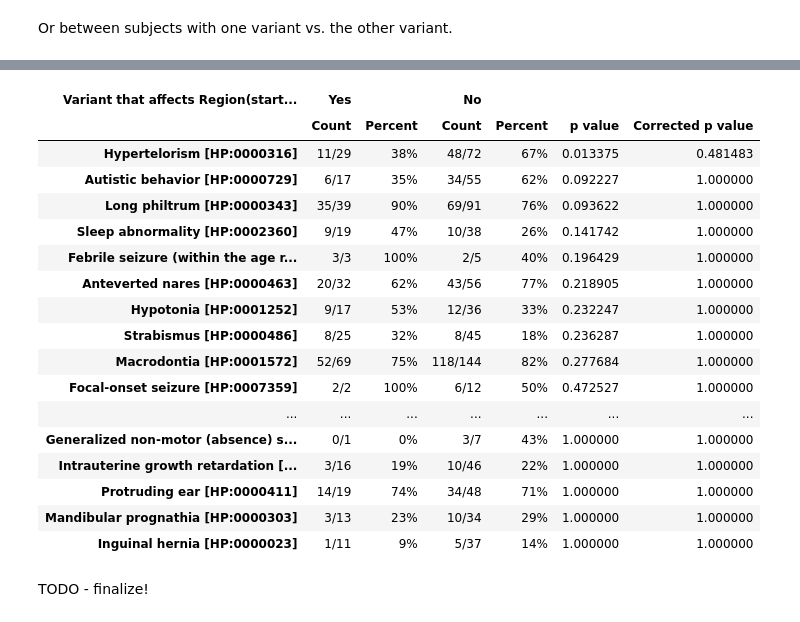
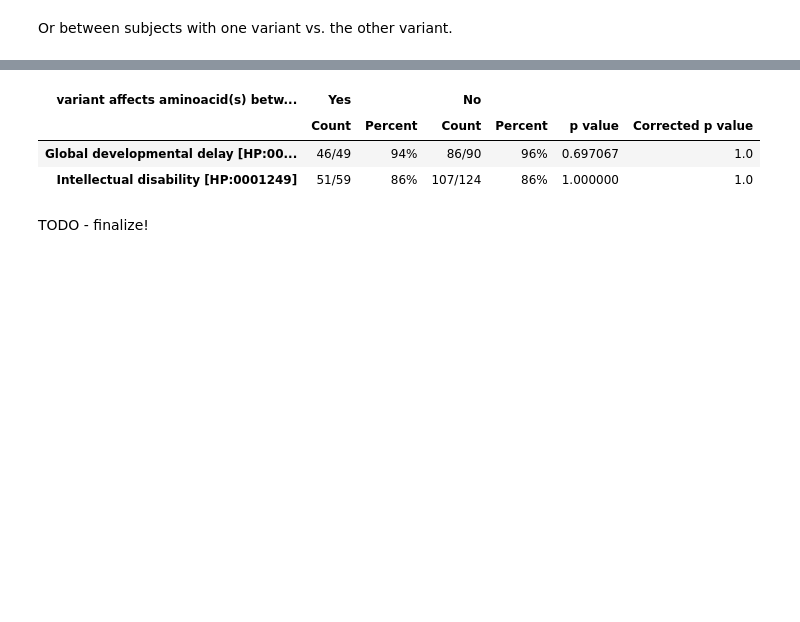
Before and after one commit to monarch-initiative/gpsea, a Jupyter notebook: notebooks/ANKRD11/KBG.ipynb, the cells around one changed output, grey strips where cells are left out. Saved outputs shown, nothing was run; the diff lists cells and outputs as text; code cells hidden in the pictures; blank space fills up the shorter version.

```diff
--- a/notebooks/ANKRD11/KBG.ipynb
+++ b/notebooks/ANKRD11/KBG.ipynb
@@ -186,7 +187,7 @@ frameshift.summarize(hpo, PatientCategories.YES)
 # %%
 analysis_config = CohortAnalysisConfiguration()
 analysis_config.missing_implies_excluded = False
-analysis_config.min_perc_patients_w_hpo = 0.1
+analysis_config.min_perc_patients_w_hpo = 0.2
 terms_to_test = {"HP:0001249", "HP:0001263"} # Intellectual disability HP:0001249 and Global developmental delay HP:0001263
 analysis_config.specify_terms_strategy(specified_term_set=terms_to_test)
 analysis = configure_cohort_analysis(cohort, hpo, config=analysis_config)
@@ -289,24 +253,11 @@ prot_test.summarize(hpo,PatientCategories.YES)
 # %%
-prot_test = analysis.compare_by_protein_region(Region(400, 800), tx_id)
+protein_region_predicate = VariantPredicates.region(Region(400, 800), tx_id)
+prot_test = analysis.compare_hpo_vs_genotype(protein_region_predicate)
 prot_test.summarize(hpo,PatientCategories.YES)
 # %% [output]
-| Variant that affects Region(start... | Yes |  | No |  |  |  |
+| variant affects aminoacid(s) betw... | Yes |  | No |  |  |  |
 |  | Count | Percent | Count | Percent | p value | Corrected p value |
-| Hypertelorism [HP:0000316] | 11/29 | 38% | 48/72 | 67% | 0.013375 | 0.481483 |
-| Autistic behavior [HP:0000729] | 6/17 | 35% | 34/55 | 62% | 0.092227 | 1.000000 |
-| Long philtrum [HP:0000343] | 35/39 | 90% | 69/91 | 76% | 0.093622 | 1.000000 |
-| Sleep abnormality [HP:0002360] | 9/19 | 47% | 10/38 | 26% | 0.141742 | 1.000000 |
-| Febrile seizure (within the age r... | 3/3 | 100% | 2/5 | 40% | 0.196429 | 1.000000 |
-| Anteverted nares [HP:0000463] | 20/32 | 62% | 43/56 | 77% | 0.218905 | 1.000000 |
-| Hypotonia [HP:0001252] | 9/17 | 53% | 12/36 | 33% | 0.232247 | 1.000000 |
-| Strabismus [HP:0000486] | 8/25 | 32% | 8/45 | 18% | 0.236287 | 1.000000 |
-| Macrodontia [HP:0001572] | 52/69 | 75% | 118/144 | 82% | 0.277684 | 1.000000 |
-| Focal-onset seizure [HP:0007359] | 2/2 | 100% | 6/12 | 50% | 0.472527 | 1.000000 |
-| ... | ... | ... | ... | ... | ... | ... |
-| Generalized non-motor (absence) s... | 0/1 | 0% | 3/7 | 43% | 1.000000 | 1.000000 |
-| Intrauterine growth retardation [... | 3/16 | 19% | 10/46 | 22% | 1.000000 | 1.000000 |
-| Protruding ear [HP:0000411] | 14/19 | 74% | 34/48 | 71% | 1.000000 | 1.000000 |
-| Mandibular prognathia [HP:0000303] | 3/13 | 23% | 10/34 | 29% | 1.000000 | 1.000000 |
-| Inguinal hernia [HP:0000023] | 1/11 | 9% | 5/37 | 14% | 1.000000 | 1.000000 |
+| Global developmental delay [HP:00... | 46/49 | 94% | 86/90 | 96% | 0.697067 | 1.0 |
+| Intellectual disability [HP:0001249] | 51/59 | 86% | 107/124 | 86% | 1.000000 | 1.0 |
 # %% [markdown]
 TODO - finalize!
```
Also changed, not shown: parts of 12 cells of this notebook.
